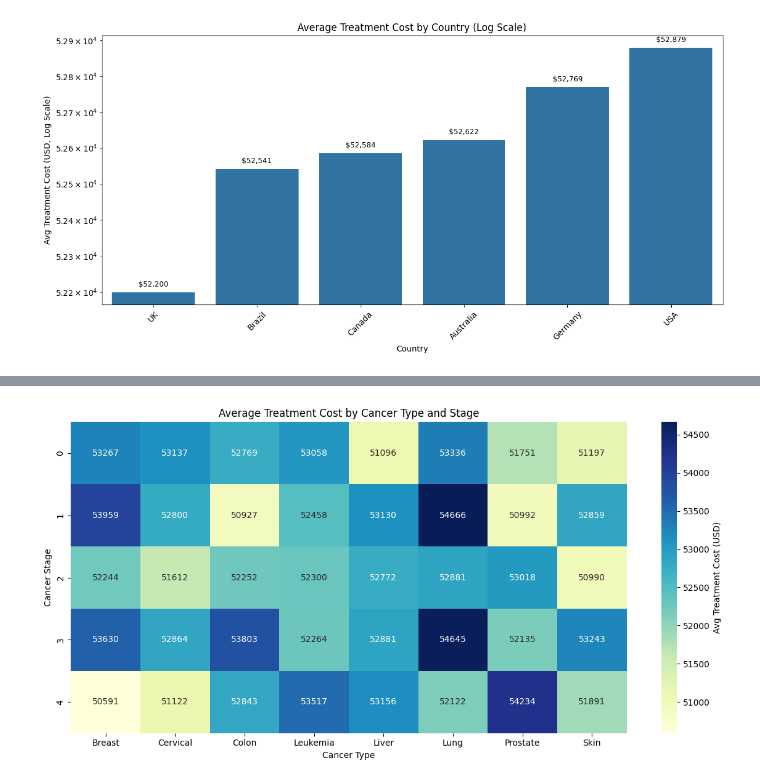
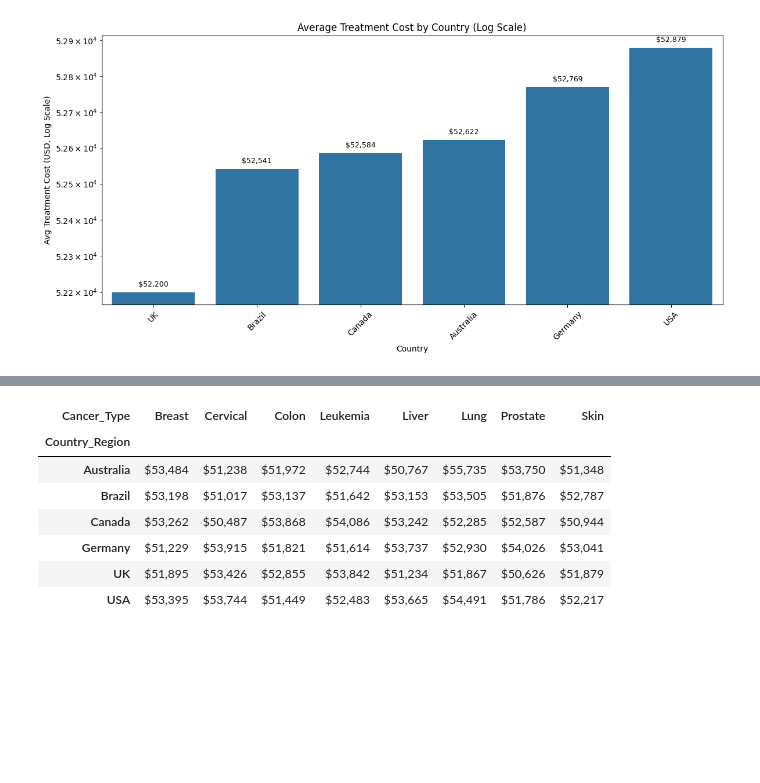
Before and after one commit to danimulller/projeto-final-ml, a Jupyter notebook: notebooks/03_exploratory_analysis.ipynb, the cells around one changed output, grey strips where cells are left out. Cells and saved outputs as stored; diff of their text form; code cells hidden in the pictures; blank space fills up the shorter version.

```diff
--- a/notebooks/03_exploratory_analysis.ipynb
+++ b/notebooks/03_exploratory_analysis.ipynb
@@ -71,17 +108,20 @@ plt.show()
-# %%
-# 2. Comparação cruzada: Cancer Stage vs Cancer Type (médias agrupadas)
-pivot_stage_type = df.pivot_table(values='Treatment_Cost_USD',
-                                  index='Cancer_Stage',
-                                  columns='Cancer_Type',
-                                  aggfunc='mean')
-
-# 3. Heatmap: custo médio por tipo de câncer e estágio
-plt.figure(figsize=(12, 6))
-sns.heatmap(pivot_stage_type, annot=True, fmt=".0f", cmap="YlGnBu", cbar_kws={'label': 'Avg Treatment Cost (USD)'})
-plt.title('Average Treatment Cost by Cancer Type and Stage')
-plt.xlabel('Cancer Type')
-plt.ylabel('Cancer Stage')
-plt.tight_layout()
-plt.show()
-# %% [output]
-[figure, removed]
+# %%
+# Create a matrix (table) of average costs by cancer type and country
+pivot = avg_cost_by_type_and_country.pivot(index='Country_Region', columns='Cancer_Type', values='Treatment_Cost_USD')
+
+# Function to format: bold the highest value in each column
+def highlight_max(s):
+    is_max = s == s.max()
+    return ['font-weight: bold' if v else '' for v in is_max]
+
+# Display the matrix with the highest value in each cancer type in bold
+pivot.style.format('${:,.0f}').apply(highlight_max, axis=0)
+# %% [output]
+| Cancer_Type | Breast | Cervical | Colon | Leukemia | Liver | Lung | Prostate | Skin |
+| Country_Region |  |  |  |  |  |  |  |  |
+| Australia | $53,484 | $51,238 | $51,972 | $52,744 | $50,767 | $55,735 | $53,750 | $51,348 |
+| Brazil | $53,198 | $51,017 | $53,137 | $51,642 | $53,153 | $53,505 | $51,876 | $52,787 |
+| Canada | $53,262 | $50,487 | $53,868 | $54,086 | $53,242 | $52,285 | $52,587 | $50,944 |
+| Germany | $51,229 | $53,915 | $51,821 | $51,614 | $53,737 | $52,930 | $54,026 | $53,041 |
+| UK | $51,895 | $53,426 | $52,855 | $53,842 | $51,234 | $51,867 | $50,626 | $51,879 |
+| USA | $53,395 | $53,744 | $51,449 | $52,483 | $53,665 | $54,491 | $51,786 | $52,217 |
```
Also changed, not shown: parts of 5 cells of this notebook, 7 other files.
